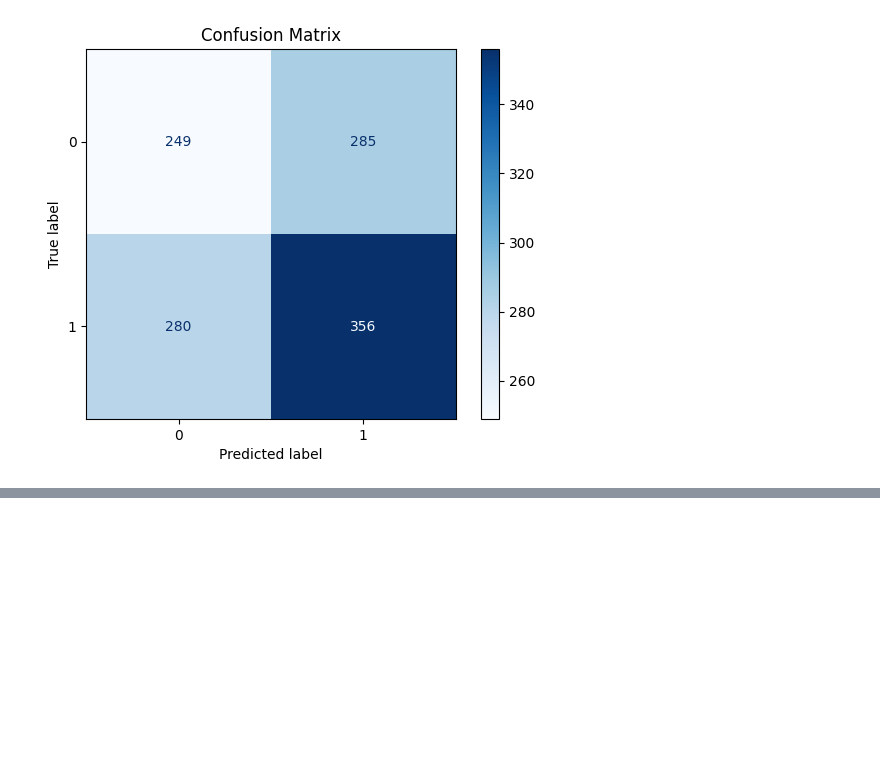
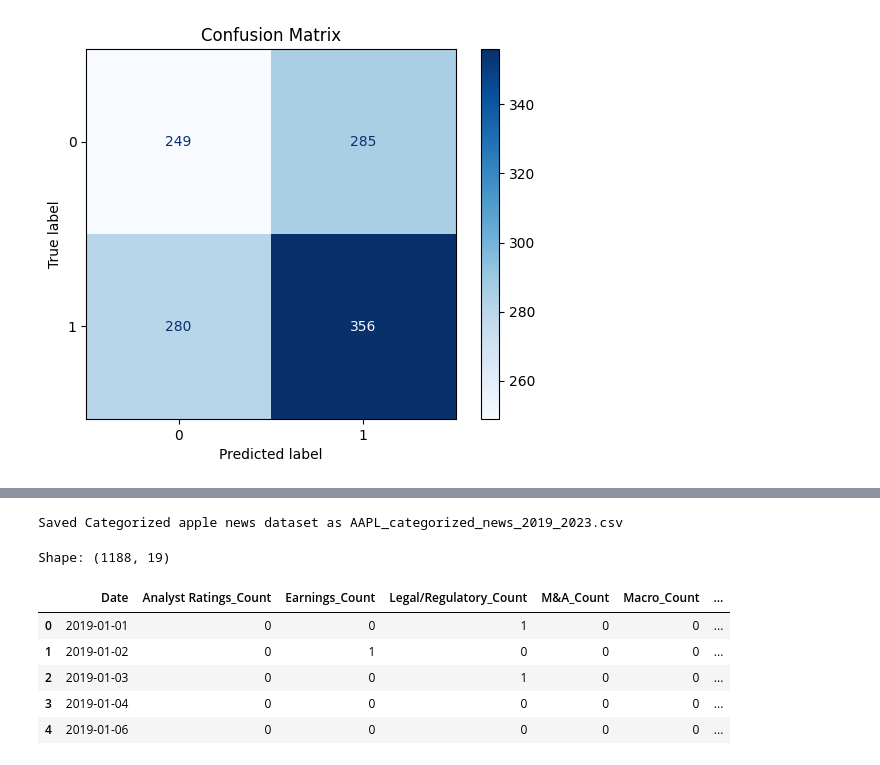
Before and after one commit to johnisaiah09/FinanceResearch-TCS-, a Jupyter notebook: Stock_Market_Research.ipynb, the cells around one changed output, grey strips where cells are left out. Drawn from its saved outputs; the diff is of its cells as text; code cells hidden in the pictures; blank space fills up the shorter version.

```diff
--- a/Stock_Market_Research.ipynb
+++ b/Stock_Market_Research.ipynb
@@ -560,3 +646,45 @@ Saved as AAPL_news_2019_2023.csv
+# %%
+#Save categorized Apple news dataset
+apple_news_df.to_csv("AAPL_categorized_news_2019_2023.csv",index=False)
+print("Saved Categorized apple news dataset as AAPL_categorized_news_2019_2023.csv")
+# %% [output]
+Saved Categorized apple news dataset as AAPL_categorized_news_2019_2023.csv
+# %%
+#Converting article news into daily features
+
+#Make sure it is in datetime
+apple_news_df["Date"] = pd.to_datetime(apple_news_df["Date"])
+
+#Create article count by category per day
+category_counts = (apple_news_df.groupby(["Date","Category"]).size().unstack(fill_value=0))
+
+#Rename columns
+category_counts.columns = [f"{col}_Count" for col in category_counts.columns]
+
+#create avg. sentiment by category per day
+category_sentiment = (apple_news_df.groupby(["Date", "Category"])["Sentiment Score"].mean().unstack(fill_value=0))
+
+#Rename Columns
+category_sentiment.columns = [f"{col}_Sentiment" for col in category_sentiment.columns]
+
+#Combining count and sentiment features
+daily_news_features = pd.concat([category_counts, category_sentiment], axis=1).reset_index()
+
+#Add total features
+daily_news_features["Total_News_Count"] = (apple_news_df.groupby("Date").size().values)
+daily_news_features["Average_News_Sentiment"] = (apple_news_df.groupby("Date")["Sentiment Score"].mean().values)
+
+#Display Result
+print("Shape:", daily_news_features.shape)
+daily_news_features.head()
+# %% [output]
+Shape: (1188, 19)
+|  | Date | Analyst Ratings_Count | Earnings_Count | Legal/Regulatory_Count | M&A_Count | Macro_Count | ... |
+| 0 | 2019-01-01 | 0 | 0 | 1 | 0 | 0 | ... |
+| 1 | 2019-01-02 | 0 | 1 | 0 | 0 | 0 | ... |
+| 2 | 2019-01-03 | 0 | 0 | 1 | 0 | 0 | ... |
+| 3 | 2019-01-04 | 0 | 0 | 0 | 0 | 0 | ... |
+| 4 | 2019-01-06 | 0 | 0 | 0 | 0 | 0 | ... |
 # %%
 #Store company news datasets seperately
 #news_datasets = {}
```
Also changed, not shown: parts of 2 cells of this notebook.
